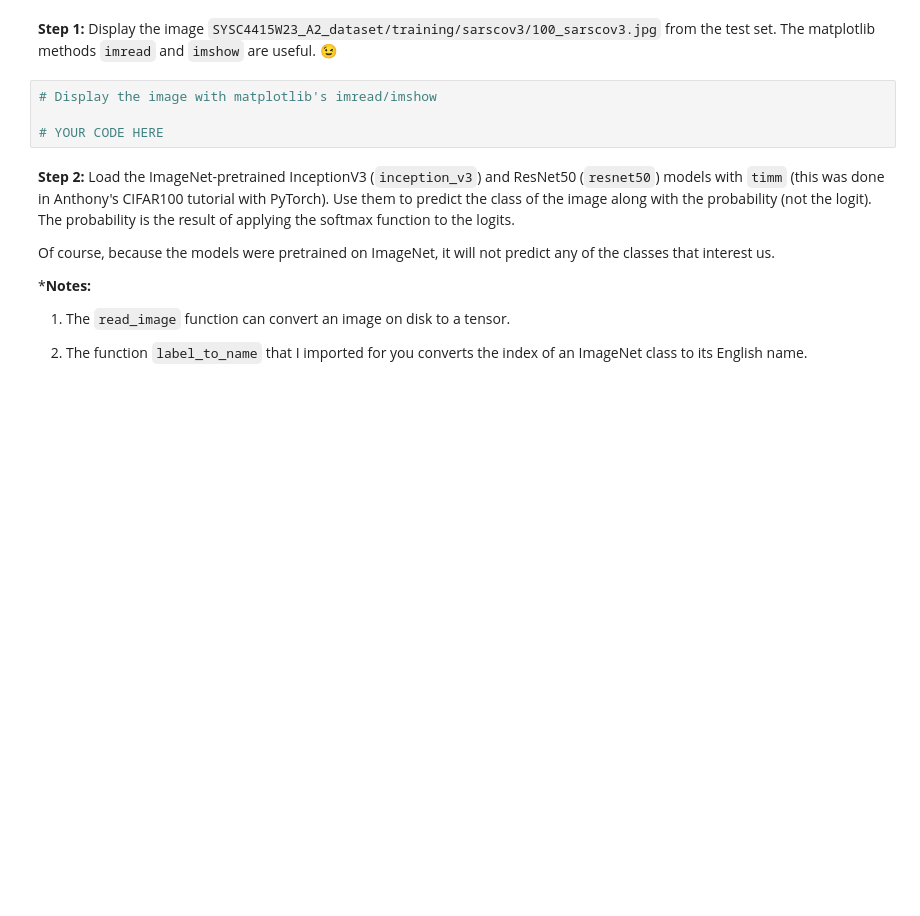
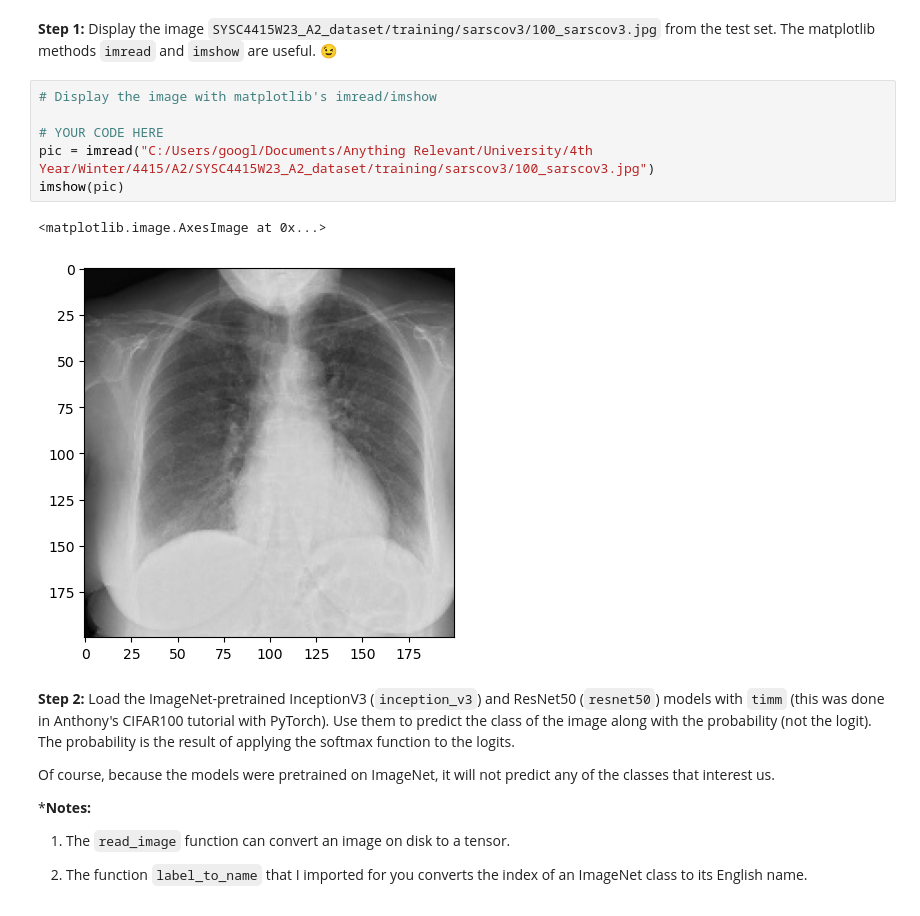
Before and after one commit to itsjustaksh/School, a Jupyter notebook: 4415/Assignment 2/Assignment_2.ipynb, the cells around one changed output. Saved outputs shown, nothing was run; the diff lists cells and outputs as text; blank space fills up the shorter version.

```diff
--- a/4415/Assignment 2/Assignment_2.ipynb
+++ b/4415/Assignment 2/Assignment_2.ipynb
@@ -102,7 +150,12 @@ from imagenet_stubs.imagenet_2012_labels import label_to_name
 # %%
 # Display the image with matplotlib's imread/imshow
 
 # YOUR CODE HERE
+pic = imread("C:/Users/googl/Documents/Anything Relevant/University/4th Year/Winter/4415/A2/SYSC4415W23_A2_dataset/training/sarscov3/100_sarscov3.jpg")
+imshow(pic)
+# %% [output]
+<matplotlib.image.AxesImage at 0x...>
+[figure, added]
 # %% [markdown]
 **Step 2:** Load the ImageNet-pretrained InceptionV3 (`inception_v3`) and ResNet50 (`resnet50`) models with `timm` (this was done in Anthony's CIFAR100 tutorial with PyTorch). Use them to predict the class of the image along with the probability (not the logit). The probability is the result of applying the softmax function to the logits.
 
```
Also changed, not shown: parts of 16 cells of this notebook.
